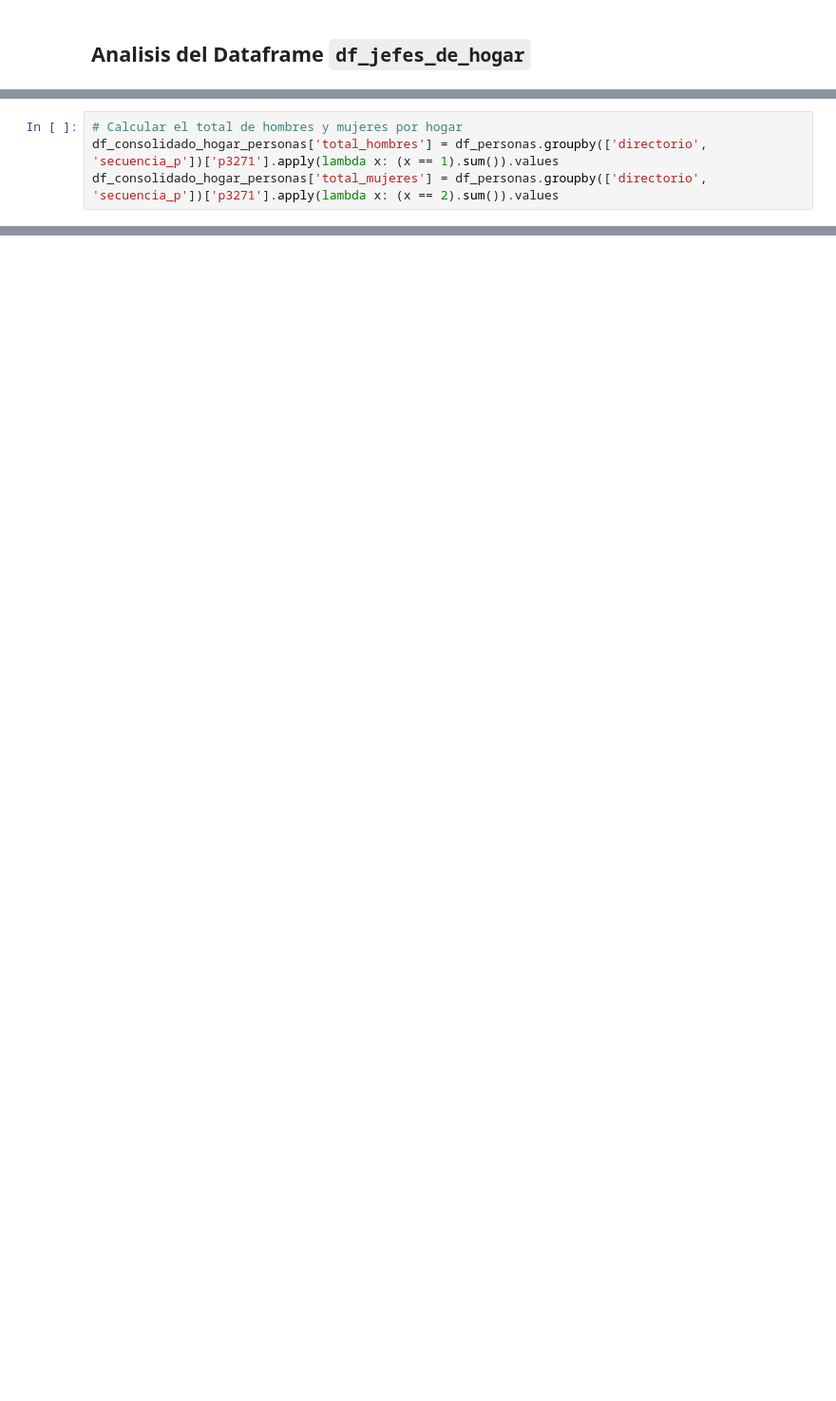
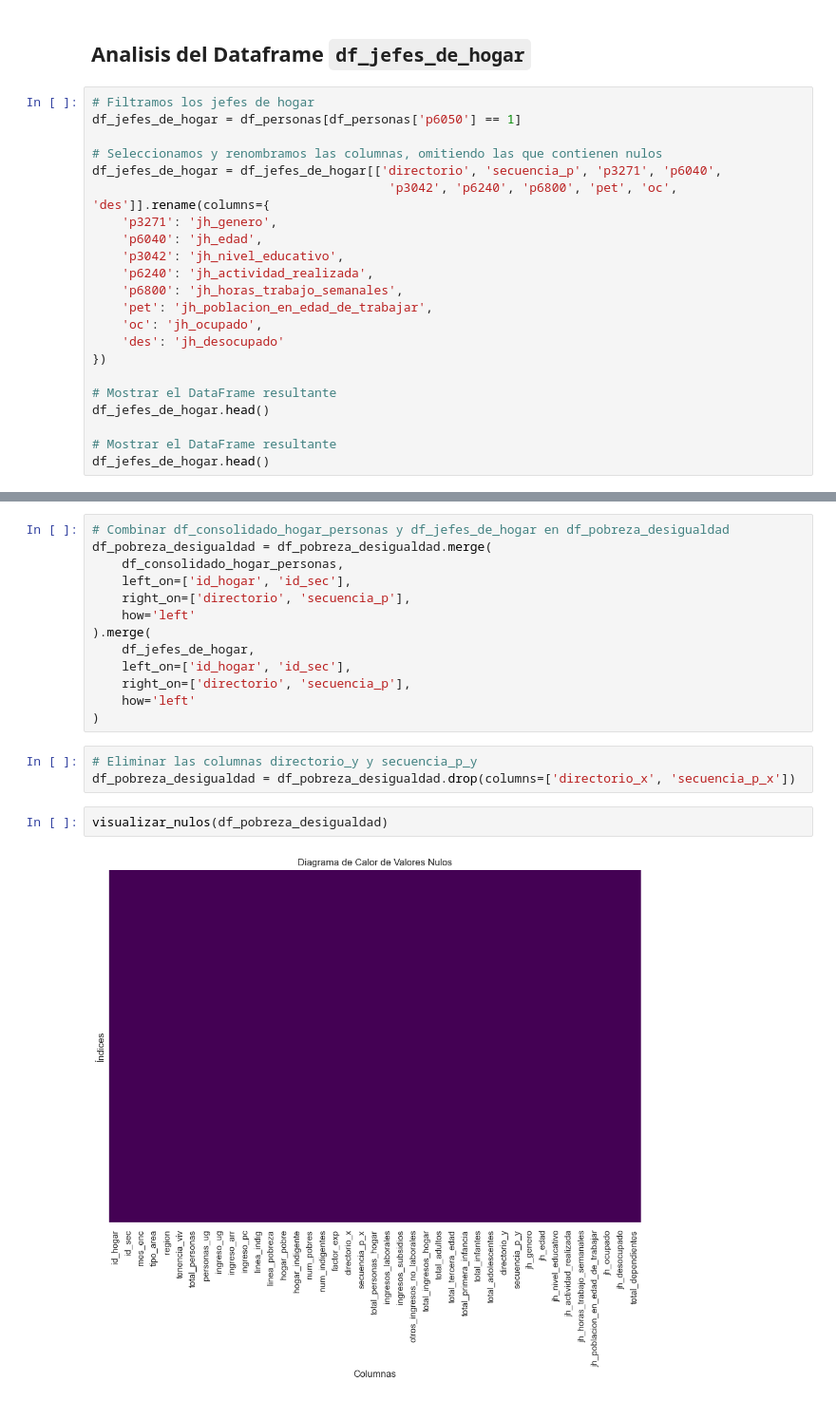
Before and after one commit to kellyninor/ProyectoCare, a Jupyter notebook: code/analisis_data.ipynb, the cells around one changed output, grey strips where cells are left out. Shown at 95% size. Drawn from its saved outputs; the diff is of its cells as text; blank space fills up the shorter version.

```diff
--- a/code/analisis_data.ipynb
+++ b/code/analisis_data.ipynb
@@ -1037,2 +1086,24 @@ Número de valores únicos en combinaciones de 'directorio' y 'secuencia_p': 277
 # %% [markdown]
 ## Analisis del Dataframe `df_jefes_de_hogar`
+# %%
+# Filtramos los jefes de hogar
+df_jefes_de_hogar = df_personas[df_personas['p6050'] == 1]
+
+# Seleccionamos y renombramos las columnas, omitiendo las que contienen nulos
+df_jefes_de_hogar = df_jefes_de_hogar[['directorio', 'secuencia_p', 'p3271', 'p6040',
+                                        'p3042', 'p6240', 'p6800', 'pet', 'oc', 'des']].rename(columns={
+    'p3271': 'jh_genero',
+    'p6040': 'jh_edad',
+    'p3042': 'jh_nivel_educativo',
+    'p6240': 'jh_actividad_realizada',
+    'p6800': 'jh_horas_trabajo_semanales',
+    'pet': 'jh_poblacion_en_edad_de_trabajar',
+    'oc': 'jh_ocupado',
+    'des': 'jh_desocupado'
+})
+
+# Mostrar el DataFrame resultante
+df_jefes_de_hogar.head()
+
+# Mostrar el DataFrame resultante
+df_jefes_de_hogar.head()
@@ -1132,4 +1209,0 @@ Justificación: Saber cuántos dependientes (niños, ancianos, o adultos sin emp
-# %%
-# Calcular el total de hombres y mujeres por hogar
-df_consolidado_hogar_personas['total_hombres'] = df_personas.groupby(['directorio', 'secuencia_p'])['p3271'].apply(lambda x: (x == 1).sum()).values
-df_consolidado_hogar_personas['total_mujeres'] = df_personas.groupby(['directorio', 'secuencia_p'])['p3271'].apply(lambda x: (x == 2).sum()).values
@@ -1154,0 +1210,20 @@ registros_diferentes_de_1.head()
+# %%
+# Combinar df_consolidado_hogar_personas y df_jefes_de_hogar en df_pobreza_desigualdad
+df_pobreza_desigualdad = df_pobreza_desigualdad.merge(
+    df_consolidado_hogar_personas,
+    left_on=['id_hogar', 'id_sec'],
+    right_on=['directorio', 'secuencia_p'],
+    how='left'
+).merge(
+    df_jefes_de_hogar,
+    left_on=['id_hogar', 'id_sec'],
+    right_on=['directorio', 'secuencia_p'],
+    how='left'
+)
+# %%
+# Eliminar las columnas directorio_y y secuencia_p_y
+df_pobreza_desigualdad = df_pobreza_desigualdad.drop(columns=['directorio_x', 'secuencia_p_x'])
+# %%
+visualizar_nulos(df_pobreza_desigualdad)
+# %% [output]
+[figure, added]
```
Also changed, not shown: parts of 37 cells of this notebook, 3 other files.
